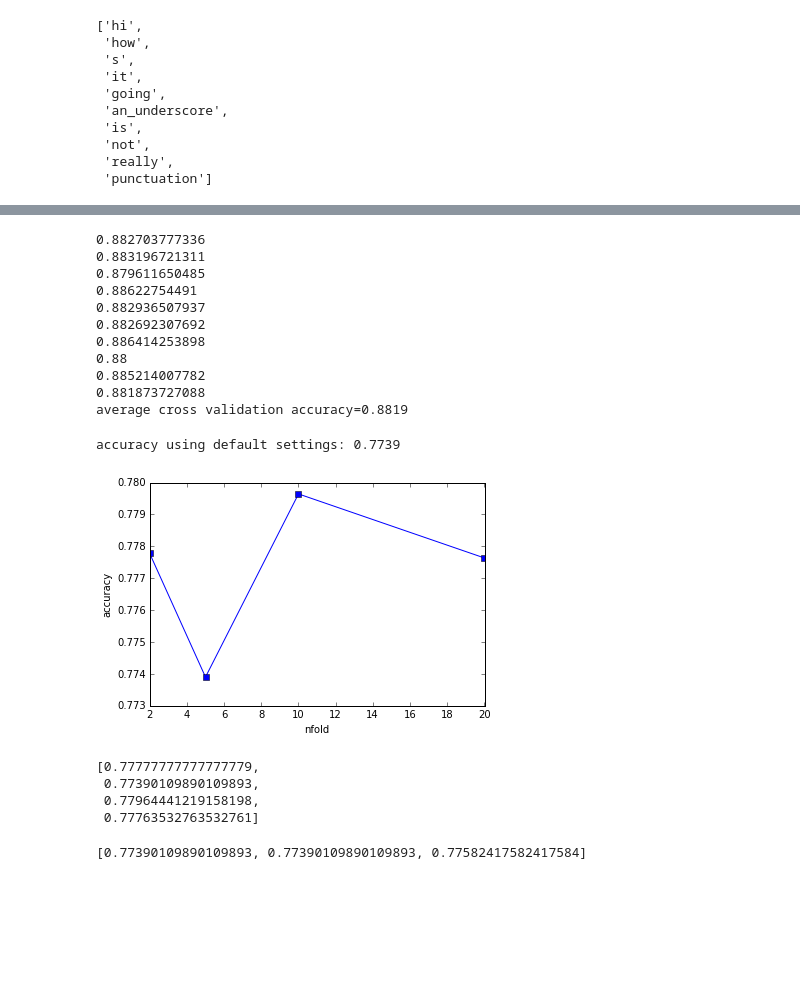
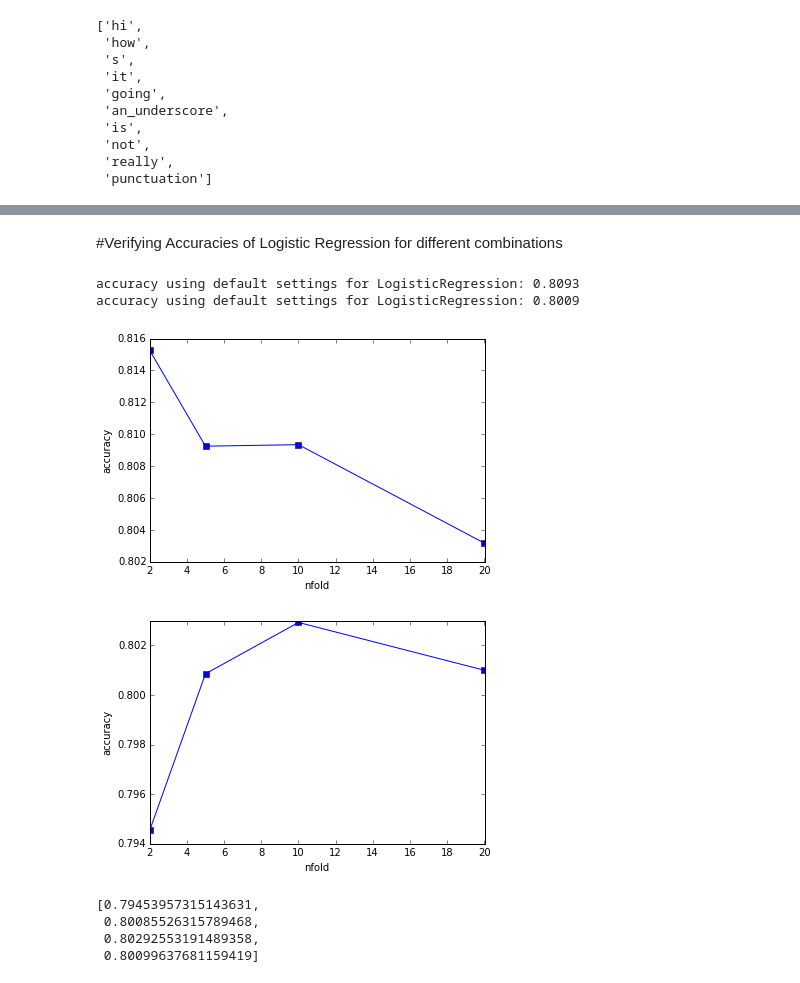
Before and after one commit to sabya08/SocialNetworkAnalysis, a Jupyter notebook: Project.ipynb, the cells around one changed output, grey strips where cells are left out. Cells and saved outputs as stored; diff of their text form; code cells hidden in the pictures; blank space fills up the shorter version.

```diff
--- a/Project.ipynb
+++ b/Project.ipynb
@@ -325,7 +398,10 @@ testfilename = 'data/newdata_ios.txt'
+# %%
+trainiosfilename = 'data/train_ios.txt'
+trainandroidfilename = 'data/train_android.txt'
 # %%
 def get_true_labels(file_name):
     """Return a *numpy array* of ints for the true sentiment labels of each file.
-    1 means positive, 0 means negative. Use the name of the file to determine
+    1 means positive, 0 means negative, -1 means neutral. Use the name of the file to determine
     the true label.
     Params:
         file_name....file containing labelled tweets
@@ -351,6 +427,8 @@ def get_true_labels(file_name):
     return values
     ###
 
-labels = get_true_labels(testfilename)
-print('first 3 and last 3 labels are: %s' % str(labels[[1,2,3,-3,-2,-1]]))
+labels_ios = get_true_labels(trainiosfilename)
+print('first 3 and last 3 labels are: %s' % str(labels_ios[[1,2,3,-3,-2,-1]]))
+labels_android = get_true_labels(trainandroidfilename)
+print('first 3 and last 3 labels are: %s' % str(labels_android[[1,2,3,-3,-2,-1]]))
 # %% [output]
@@ -499,34 +609,10 @@ average cross validation accuracy=1.0000
-# %%
-def do_cross_validation_naive(n_folds=5, verbose=False):
-    tweets,featureList = featureExtraction(testfilename)
-    training_set = nltk.classify.util.apply_features(extract_features, tweets)
-    cv = KFold(len(training_set), n_folds, shuffle=True, random_state=None)
-
-    for traincv, testcv in cv:
-        classifier = nltk.NaiveBayesClassifier.train(training_set[traincv[0]:traincv[len(traincv)-1]])
-        accuracy = nltk.classify.util.accuracy(classifier, training_set[testcv[0]:testcv[len(testcv)-1]])
-        print accuracy
-
-    return accuracy
-
-print('average cross validation accuracy=%.4f' %
-      do_cross_validation_naive(n_folds=10, verbose=True))
-# %% [output]
-0.882703777336
-0.883196721311
-0.879611650485
-0.88622754491
-0.882936507937
-0.882692307692
-0.886414253898
-0.88
-0.885214007782
-0.881873727088
-average cross validation accuracy=0.8819
+# %% [markdown]
+#Verifying Accuracies
+of Logistic Regression for different combinations
 # %%
-def do_expt(filenames, y, tokenizer_fn=tokenize,
-            min_df=1, max_df=1., binary=True,
-            ngram_range=(1,1), n_folds=5):
+def do_expt(filenames, y, tokenizer_fn=tokenize_with_not,
+            min_df=10, max_df=1., binary=True,
+            ngram_range=(1,1), n_folds=5,algorithm="LogisticRegression"):
     """
     Run one experiment, which consists of vectorizing each file,
     performing cross-validation, and returning the average accuracy.
@@ -548,46 +634,52 @@ def do_expt(filenames, y, tokenizer_fn=tokenize,
     Returns:
         the average cross validation testing accuracy.
     """
-    ###TODO
     matrix,vec=do_vectorize(filenames,tokenizer_fn, min_df, max_df, binary, ngram_range)
-    accuracy=do_cross_validation(matrix, y, n_folds, verbose=False)
+    if algorithm == "NaiveBayes":
+        accuracy=do_cross_validation_naive(n_folds, verbose=False)
+    elif algorithm == "LogisticRegression":
+        accuracy = do_cross_validation(matrix,y,n_folds,verbose=False)
     return accuracy
 # %%
-print('accuracy using default settings: %.4g' % do_expt(testfilename, y))
+print('accuracy using default settings for LogisticRegression: %.4g' % do_expt(trainiosfilename, y_ios))
+print('accuracy using default settings for LogisticRegression: %.4g' % do_expt(trainandroidfilename, y_android))
 # %% [output]
-accuracy using default settings: 0.7739
+accuracy using default settings for LogisticRegression: 0.8093
+accuracy using default settings for LogisticRegression: 0.8009
 # %%
 def compare_n_folds(filenames, y):
     """
     Vary the setting of n_folds parameter in the do_expt
     function to be in [2,5,10,20]. For each setting, call do_expt and
     store the resulting accuracy. Plot the accuracies for each setting.
     Also return the list of accuracies. Use the default value for all
     other arguments to the do_expt function.
     Params:
         filenames....list of training file names
         y............true labels for each file (a numpy array)
     Returns:
         a list of average testing accuracies, one per fold.
     """
     ###TODO
     arr_nfolds = [2,5,10,20]
     accuracyList = []
     for nfold in arr_nfolds:
         accuracy = do_expt(filenames, y, n_folds = nfold)
         accuracyList.append(accuracy)
     plt.figure()
     plt.plot(arr_nfolds,accuracyList, marker="s")
     plt.ylabel('accuracy')
     plt.xlabel('nfold')
     plt.show()
     return accuracyList
     ###
 
-compare_n_folds(testfilename, y)
+compare_n_folds(trainiosfilename, y_ios)
+compare_n_folds(trainandroidfilename, y_android)
 # %% [output]
-[figure, old version]
+[figure, new version]
+[figure, added]
-[0.77777777777777779,
- 0.77390109890109893,
- 0.77964441219158198,
- 0.77763532763532761]
+[0.79453957315143631,
+ 0.80085526315789468,
+ 0.80292553191489358,
+ 0.80099637681159419]
@@ -656,5 +707 @@ def tokenizer_expt(y):
     return accuracyList
-# %%
-tokenizer_expt(y)
-# %% [output]
-[0.77390109890109893, 0.77390109890109893, 0.77582417582417584]
```
Also changed, not shown: parts of 46 cells of this notebook, 21 other files.
